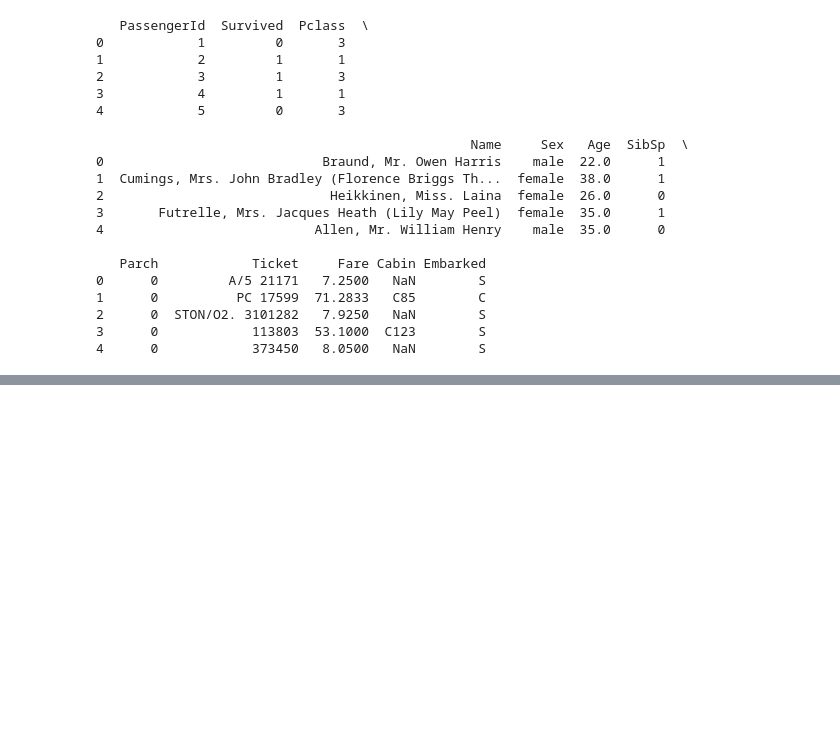
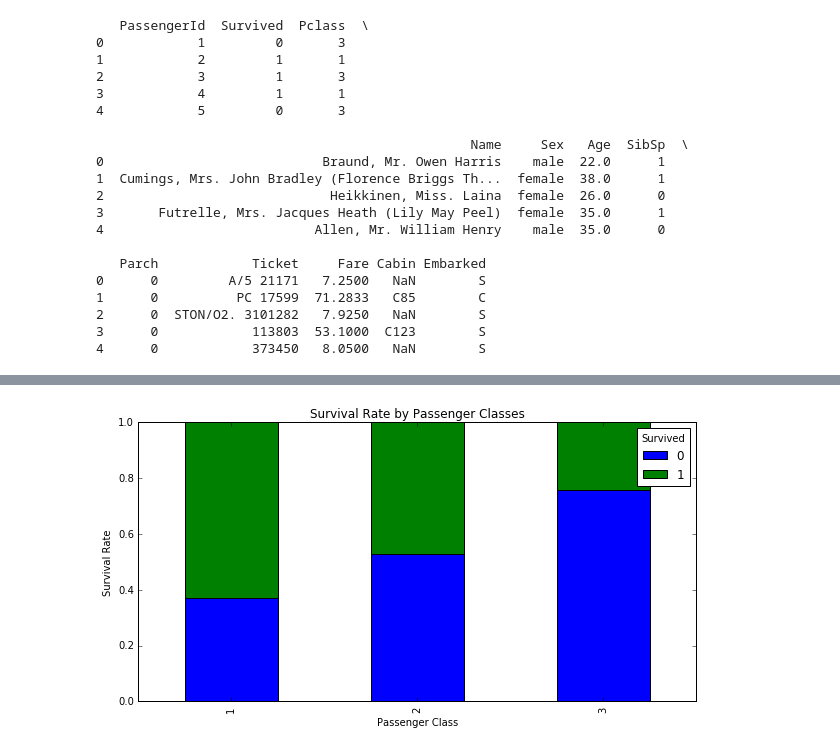
Before and after one commit to nitroctano/titanic, a Jupyter notebook: data_wrangling.ipynb, the cells around one changed output, grey strips where cells are left out. Drawn from its saved outputs; the diff is of its cells as text; code cells hidden in the pictures; blank space fills up the shorter version.

```diff
--- a/data_wrangling.ipynb
+++ b/data_wrangling.ipynb
@@ -37,0 +69,15 @@ print df_train.head()
+# %%
+#Plot survival rates by passenger classes
+pclass_xt=pd.crosstab(df_train['Pclass'],df_train['Survived'])
+pclass_xt
+
+#Normalize the cross tab to sum to 1
+pclass_xt_pct=pclass_xt.div(pclass_xt.sum(1).astype(float),axis=0)
+pclass_xt_pct.plot(kind='bar',
+                   stacked=True,
+                   title='Survival Rate by Passenger Classes')
+plt.xlabel('Passenger Class')
+plt.ylabel('Survival Rate')
+plt.show()
+# %% [output]
+[figure, added]
```
Also changed, not shown: parts of 14 cells of this notebook.
